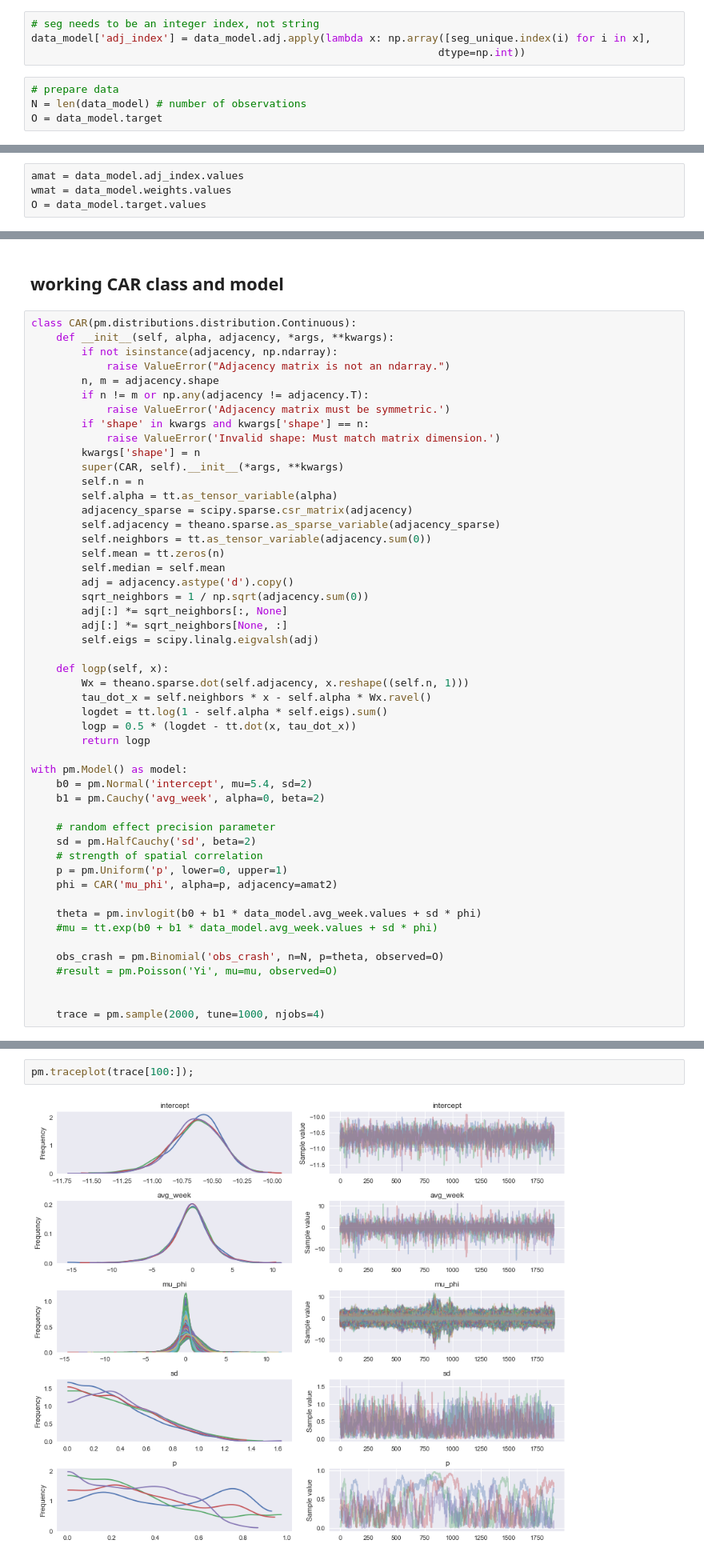
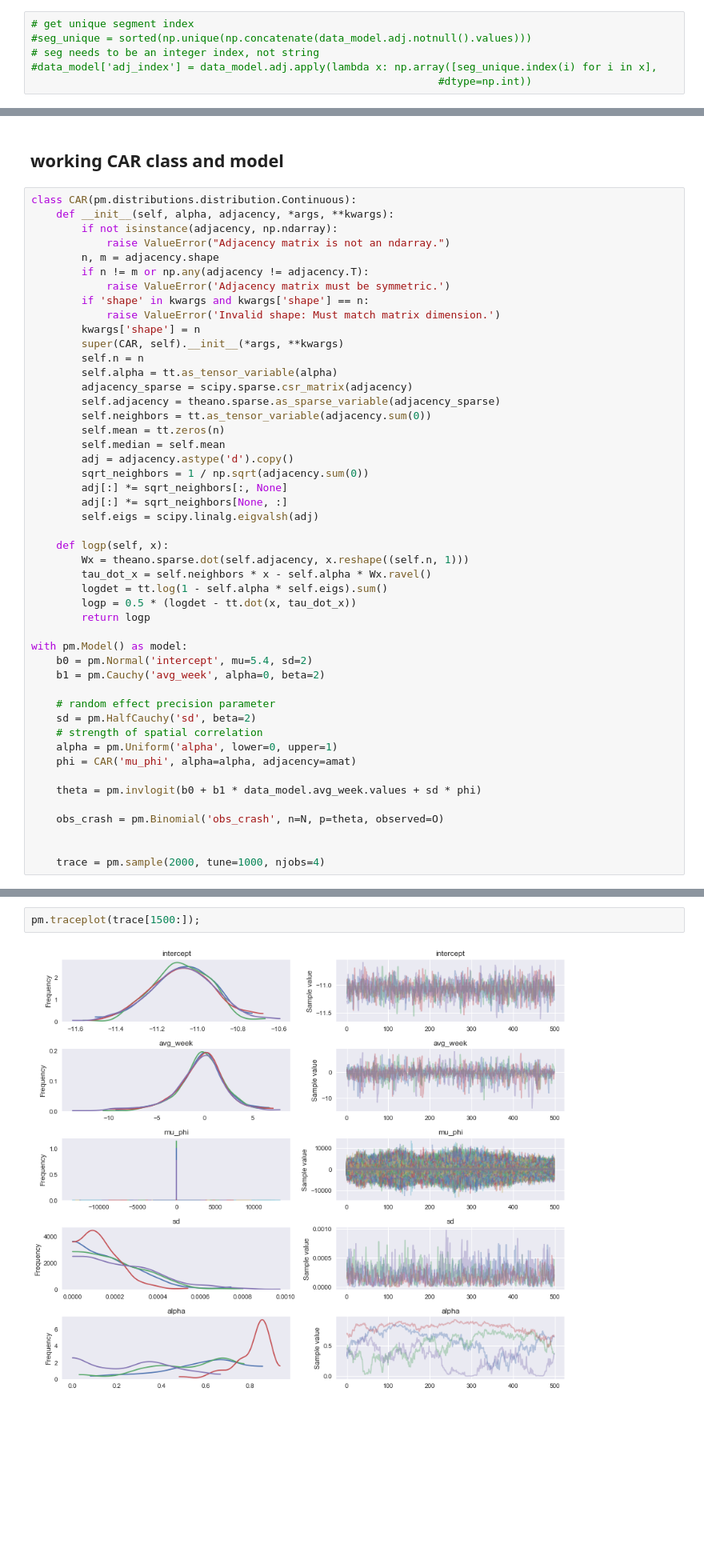
Before and after one commit to insight-lane/crash-model, a Jupyter notebook: notebooks/crash_predict_car.ipynb, the cells around one changed output, grey strips where cells are left out. Shown at 80% size. Drawn from its saved outputs; the diff is of its cells as text; blank space fills up the shorter version.

```diff
--- a/notebooks/crash_predict_car.ipynb
+++ b/notebooks/crash_predict_car.ipynb
@@ -109,11 +125,9 @@ seg_unique = sorted(np.unique(np.concatenate(data_model.adj.values)))
 # %%
+# get unique segment index
+#seg_unique = sorted(np.unique(np.concatenate(data_model.adj.notnull().values)))
 # seg needs to be an integer index, not string
-data_model['adj_index'] = data_model.adj.apply(lambda x: np.array([seg_unique.index(i) for i in x],
-                                                                 dtype=np.int))
+#data_model['adj_index'] = data_model.adj.apply(lambda x: np.array([seg_unique.index(i) for i in x],
+                                                                 #dtype=np.int))
-# %%
-# prepare data
-N = len(data_model) # number of observations
-O = data_model.target
 # %%
 # Wplus = number of adjacent roads, can just calculate that as column
 data_model['wplus'] = data_model['adj'].apply(len)
@@ -126,7 +138,3 @@ amat2 = np.zeros((N, N), dtype='int32')
 for i, a in enumerate(data_model['adj_index'].values):
     amat2[i, a] = 1
     wmat2[i, a] = data_model.wplus.iloc[i]
-# %%
-amat = data_model.adj_index.values
-wmat = data_model.weights.values
-O = data_model.target.values
@@ -171,14 +183,12 @@ with pm.Model() as model:
     # random effect precision parameter
     sd = pm.HalfCauchy('sd', beta=2)
     # strength of spatial correlation
-    p = pm.Uniform('p', lower=0, upper=1)
-    phi = CAR('mu_phi', alpha=p, adjacency=amat2)
+    alpha = pm.Uniform('alpha', lower=0, upper=1)
+    phi = CAR('mu_phi', alpha=alpha, adjacency=amat)
 
     theta = pm.invlogit(b0 + b1 * data_model.avg_week.values + sd * phi)
-    #mu = tt.exp(b0 + b1 * data_model.avg_week.values + sd * phi)
 
     obs_crash = pm.Binomial('obs_crash', n=N, p=theta, observed=O)
-    #result = pm.Poisson('Yi', mu=mu, observed=O)
 
 
     trace = pm.sample(2000, tune=1000, njobs=4)
@@ -189,7 +199,7 @@ Finished [100%]: Average ELBO = 653.89
 # %%
-pm.traceplot(trace[100:]);
+pm.traceplot(trace[1500:]);
 # %% [output]
-[figure, old version]
+[figure, new version]
 # %%
 from sklearn.metrics import roc_auc_score
 # %%
```
Also changed, not shown: parts of 17 cells of this notebook.
